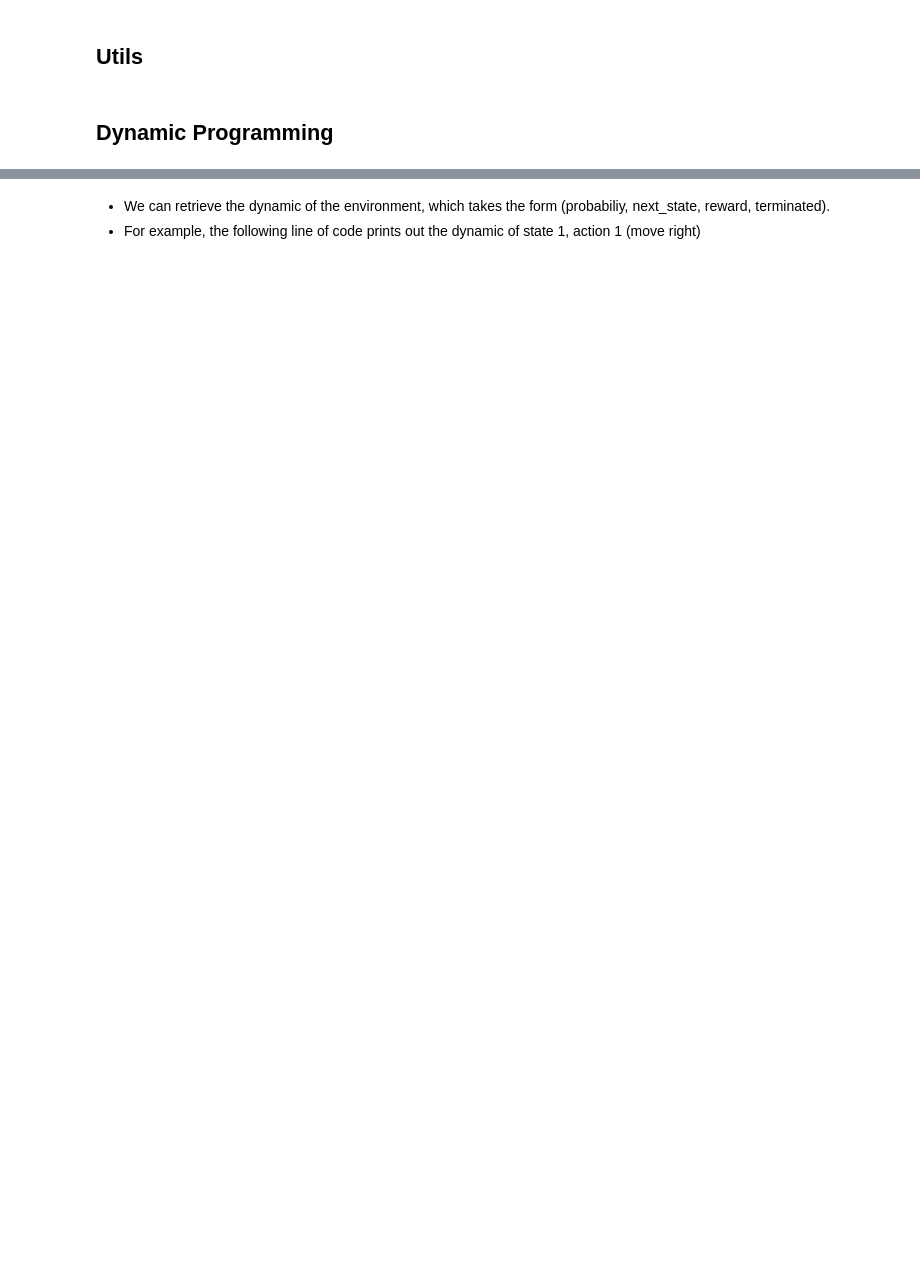
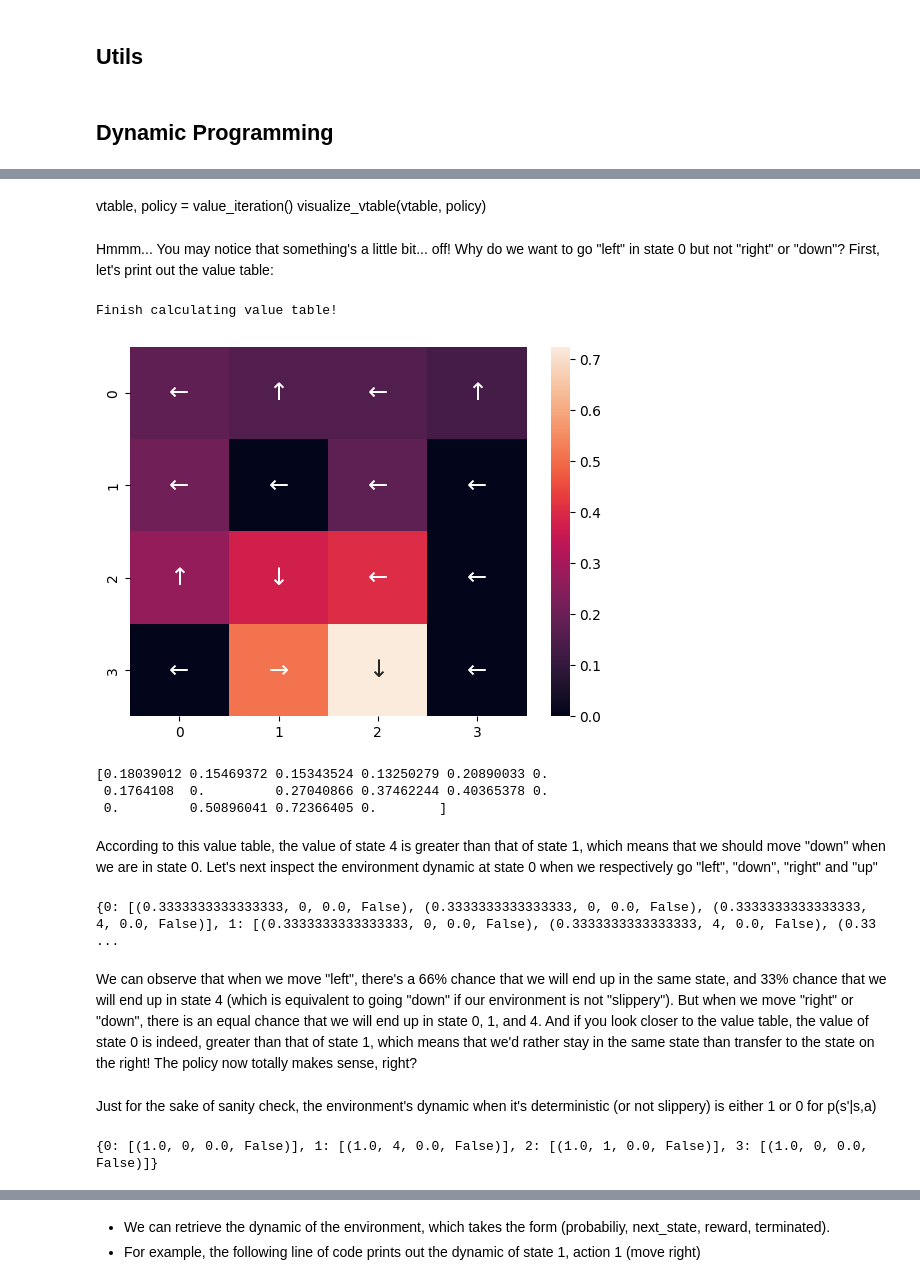
Before and after one commit to baotram153/RL-case-studies, a Jupyter notebook: Cliff-Walking.ipynb, the cells around one changed output, grey strips where cells are left out. Saved outputs shown, nothing was run; the diff lists cells and outputs as text; code cells hidden in the pictures; blank space fills up the shorter version.

Commit message:
Finish dynamic programming

```diff
--- a/Cliff-Walking.ipynb
+++ b/Cliff-Walking.ipynb
@@ -35,11 +45,11 @@ plt.imshow(frame)
 # %%
 print(f"_____STUDY THE ENVIRONMENT_____")
-n_states = env.observation_space.n
+n_states = cw_env.observation_space.n
 print(f"Total number of observations: {n_states}")
-print(f"Sample an observation from the observation space: {env.observation_space.sample()}")
-n_actions = env.action_space.n
+print(f"Sample an observation from the observation space: {cw_env.observation_space.sample()}")
+n_actions = cw_env.action_space.n
 print(f"Total number of actions: {n_actions}")
-print(f"Sample an action from the action space: {env.action_space.sample()}")
+print(f"Sample an action from the action space: {cw_env.action_space.sample()}")
 # %% [output]
 _____STUDY THE ENVIRONMENT_____
 Total number of observations: 48
@@ -69,4 +96,2 @@ def make_gif (qtable, out_dir='q-learning.gif', fps=1):
 # %% [markdown]
 ## Dynamic Programming
-# %%
-env = gym.make("FrozenLake-v1", is_slippery=True, render_mode='rgb_array')
@@ -72,0 +113,8 @@ env = gym.make("FrozenLake-v1", is_slippery=True, render_mode='rgb_array')
+# %%
+def init_vtable (env):
+    return np.zeros(env.observation_space.n)
+
+def init_policy (env):
+    n_states = env.observation_space.n
+    n_actions = env.action_space.n
+    return np.zeros((n_states, n_actions))
@@ -72,0 +202,44 @@ env = gym.make("FrozenLake-v1", is_slippery=True, render_mode='rgb_array')
+# %%
+def visualize_vtable(env, vtable, policy, map_height, map_width):
+    directions = []
+    action_arrow_mapping = {0: "←", 1: "↓", 2: "→", 3: "↑"}
+    for state in range(env.observation_space.n):
+        directions.append(action_arrow_mapping[np.argmax(policy[state])])
+        # directions.append(np.argmax(policy[state]))
+    directions = np.array(directions, dtype=str).reshape(map_height, map_width)
+    sns.heatmap(vtable.reshape(map_height, map_width),
+            annot=directions,
+            fmt='',
+            annot_kws={"fontsize": "xx-large"},)
+# %% [markdown]
+vtable, policy = value_iteration()
+visualize_vtable(vtable, policy)
+# %% [markdown]
+Hmmm... You may notice that something's a little bit... off! Why do we want to go "left" in state 0 but not "right" or "down"? First, let's print out the value table:
+# %%
+vtable, policy = value_iteration(fl_env_slippery)
+map_height = map_width = int(np.sqrt(fl_env_slippery.observation_space.n))
+visualize_vtable(fl_env_slippery, vtable, policy, map_height, map_width)
+# %% [output]
+Finish calculating value table!
+[figure, added]
+# %%
+print(vtable)
+# %% [output]
+[0.18039012 0.15469372 0.15343524 0.13250279 0.20890033 0.
+ 0.1764108  0.         0.27040866 0.37462244 0.40365378 0.
+ 0.         0.50896041 0.72366405 0.        ]
+# %% [markdown]
+According to this value table, the value of state 4 is greater than that of state 1, which means that we should move "down" when we are in state 0. Let's next inspect the environment dynamic at state 0 when we respectively go "left", "down", "right" and "up"
+# %%
+print(fl_env_slippery.P[0])
+# %% [output]
+{0: [(0.3333333333333333, 0, 0.0, False), (0.3333333333333333, 0, 0.0, False), (0.3333333333333333, 4, 0.0, False)], 1: [(0.3333333333333333, 0, 0.0, False), (0.3333333333333333, 4, 0.0, False), (0.33 ...
+# %% [markdown]
+We can observe that when we move "left", there's a 66% chance that we will end up in the same state, and 33% chance that we will end up in state 4 (which is equivalent to going "down" if our environment is not "slippery"). But when we move "right" or "down", there is an equal chance that we will end up in state 0, 1, and 4. And if you look closer to the value table, the value of state 0 is indeed, greater than that of state 1, which means that we'd rather stay in the same state than transfer to the state on the right! The policy now totally makes sense, right?
+# %% [markdown]
+Just for the sake of sanity check, the environment's dynamic when it's deterministic (or not slippery) is either 1 or 0 for p(s'|s,a)
+# %%
+print(fl_env_deter.P[0])
+# %% [output]
+{0: [(1.0, 0, 0.0, False)], 1: [(1.0, 4, 0.0, False)], 2: [(1.0, 1, 0.0, False)], 3: [(1.0, 0, 0.0, False)]}
```
Also changed, not shown: parts of 40 cells of this notebook, 4 other files.
